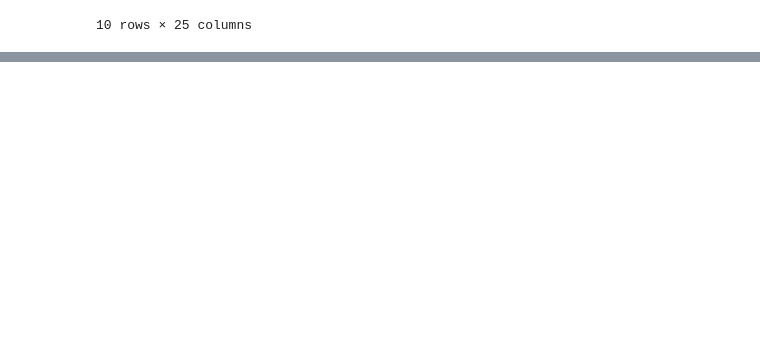
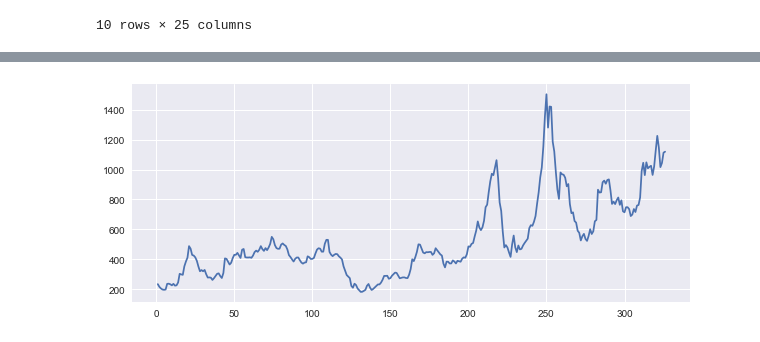
Before and after one commit to andyias/DataCleaning-Projects, a Jupyter notebook: Agricultural_raw_mat.ipynb, the cells around one changed output, grey strips where cells are left out. Saved outputs shown, nothing was run; the diff lists cells and outputs as text; code cells hidden in the pictures; blank space fills up the shorter version.

```diff
--- a/Agricultural_raw_mat.ipynb
+++ b/Agricultural_raw_mat.ipynb
@@ -246,0 +253,5 @@ data.set_index('Month')
+# %%
+data.Copra_price.plot( figsize = (10,4))
+plt.show()
+# %% [output]
+[figure, added]
```
Also changed, not shown: parts of 43 cells of this notebook, 3 other files.
